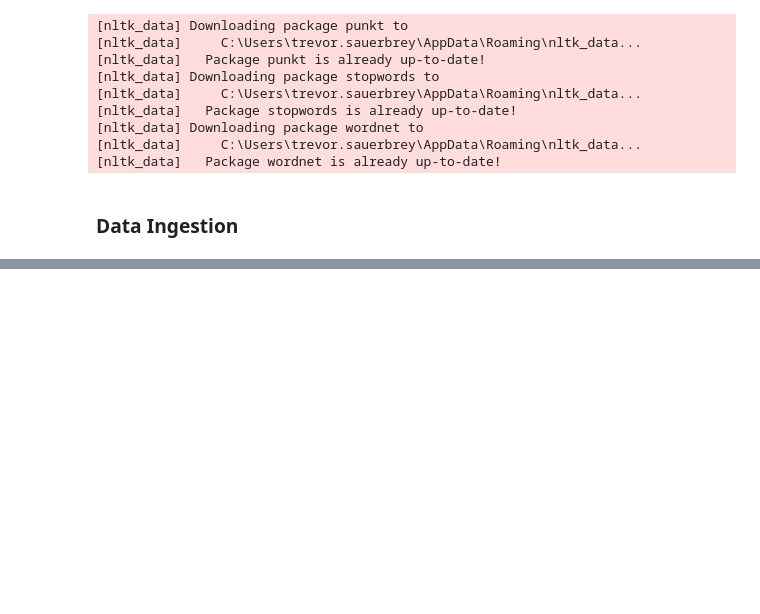
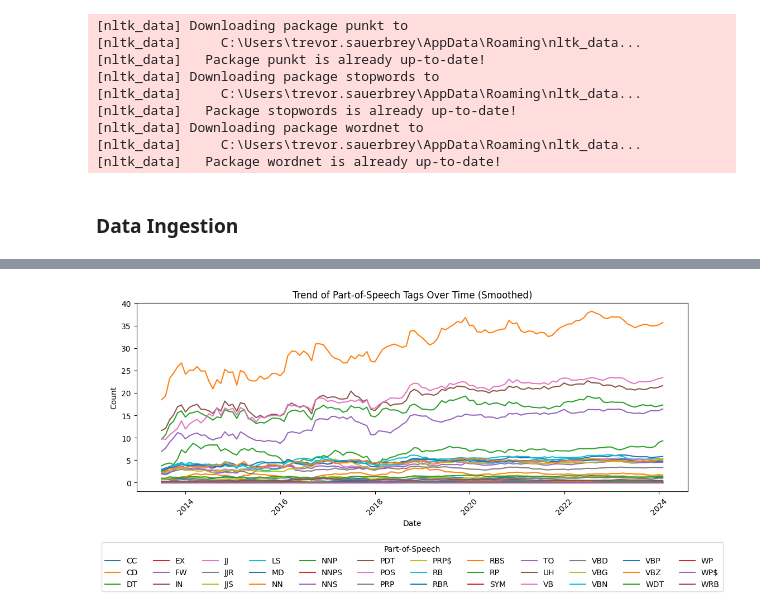
Before and after one commit to trevsauer/ADS_599_Capstone_Project, a Jupyter notebook: notebooks/TS_topic_modeling_Take2.ipynb, the cells around one changed output, grey strips where cells are left out. Drawn from its saved outputs; the diff is of its cells as text; code cells hidden in the pictures; blank space fills up the shorter version.

```diff
--- a/notebooks/TS_topic_modeling_Take2.ipynb
+++ b/notebooks/TS_topic_modeling_Take2.ipynb
@@ -226,0 +337,26 @@ Wall time: 16min 49s
+# %%
+# Convert index to datetime
+pos_counts_by_date.index = pd.to_datetime(pos_counts_by_date.index)
+
+# Resample DataFrame by month and calculate rolling mean
+monthly_pos_counts = pos_counts_by_date.resample('M').mean().fillna(0).rolling(window=10).mean()  # Adjust window size as needed
+
+# Plot each POS tag as a separate line
+plt.figure(figsize=(12, 6))
+
+# Iterate over each column (POS tag) in monthly_pos_counts DataFrame
+for column in monthly_pos_counts.columns:
+    plt.plot(monthly_pos_counts.index, monthly_pos_counts[column], label=column)
+
+# Set plot title and labels
+plt.title('Trend of Part-of-Speech Tags Over Time (Smoothed)')
+plt.xlabel('Date')
+plt.ylabel('Count')
+plt.xticks(rotation=45)  # Rotate x-axis labels for better readability
+plt.legend(title='Part-of-Speech', loc='upper center', bbox_to_anchor=(0.5, -0.25), ncol=12)
+
+# Show plot
+plt.tight_layout()
+plt.show()
+# %% [output]
+[figure, added]
```
Also changed, not shown: parts of 41 cells of this notebook.
